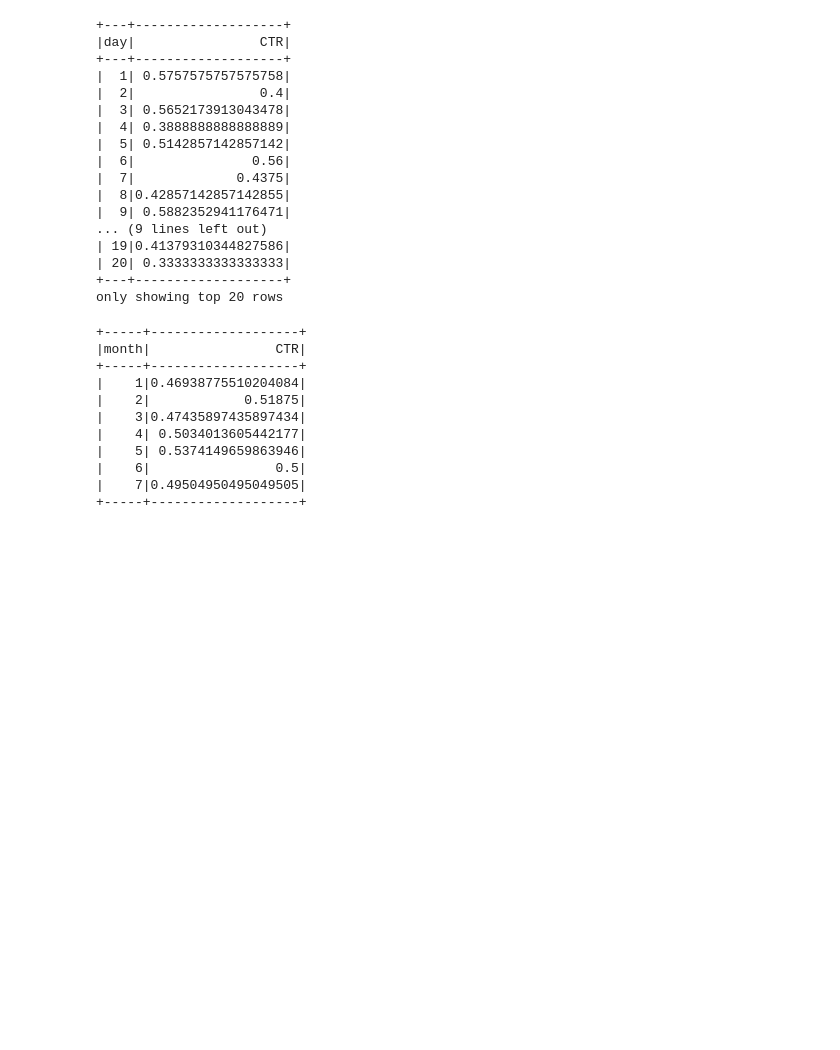
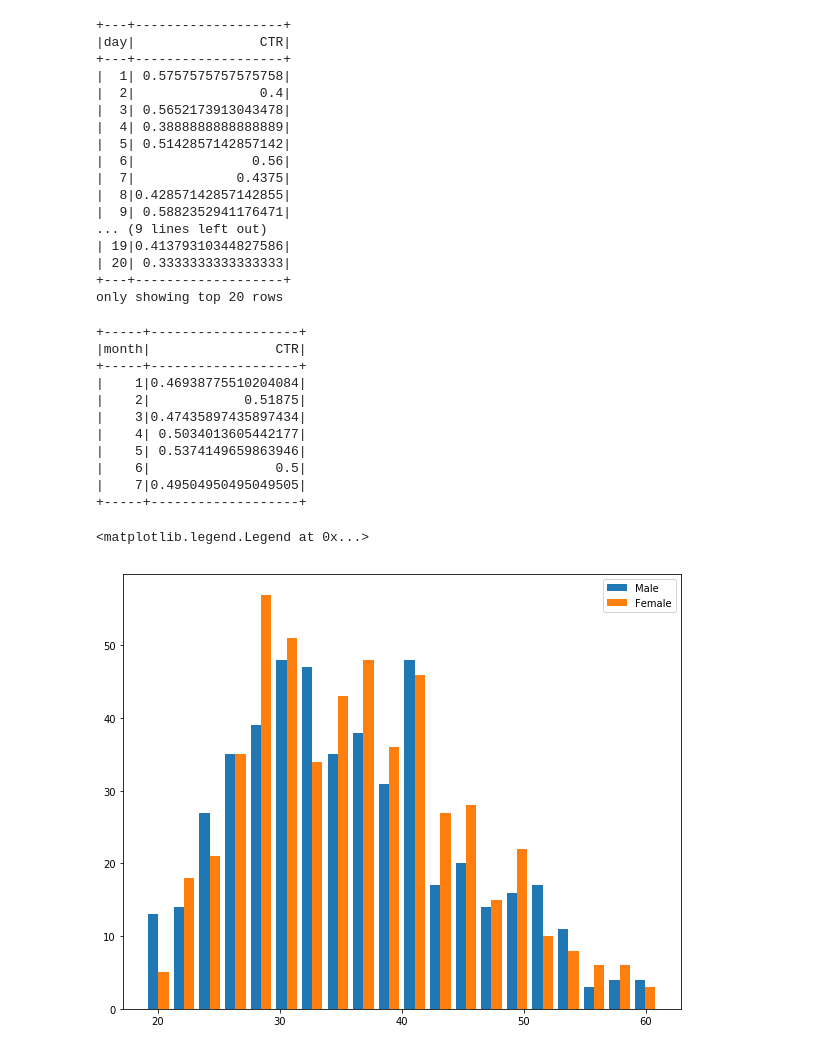
Before and after one commit to pondelion/DataAnalysis, a Jupyter notebook: Advertising/agg.ipynb, the cells around one changed output. Saved outputs shown, nothing was run; the diff lists cells and outputs as text; code cells hidden in the pictures; blank space fills up the shorter version.

```diff
--- a/Advertising/agg.ipynb
+++ b/Advertising/agg.ipynb
@@ -175,3 +175,12 @@ ORDER BY
 |    6|                0.5|
 |    7|0.49504950495049505|
 +-----+-------------------+
+# %%
+pdf_male = sdf.where('Male = 1').toPandas()
+pdf_female = sdf.where('Male = 0').toPandas()
+# %%
+plt.hist([pdf_male['Age'].astype(int), pdf_female['Age'].astype(int)], bins=20, stacked=False, label=['Male', 'Female'])
+plt.legend()
+# %% [output]
+<matplotlib.legend.Legend at 0x...>
+[figure, added]
```
Also changed, not shown: parts of 3 cells of this notebook.
